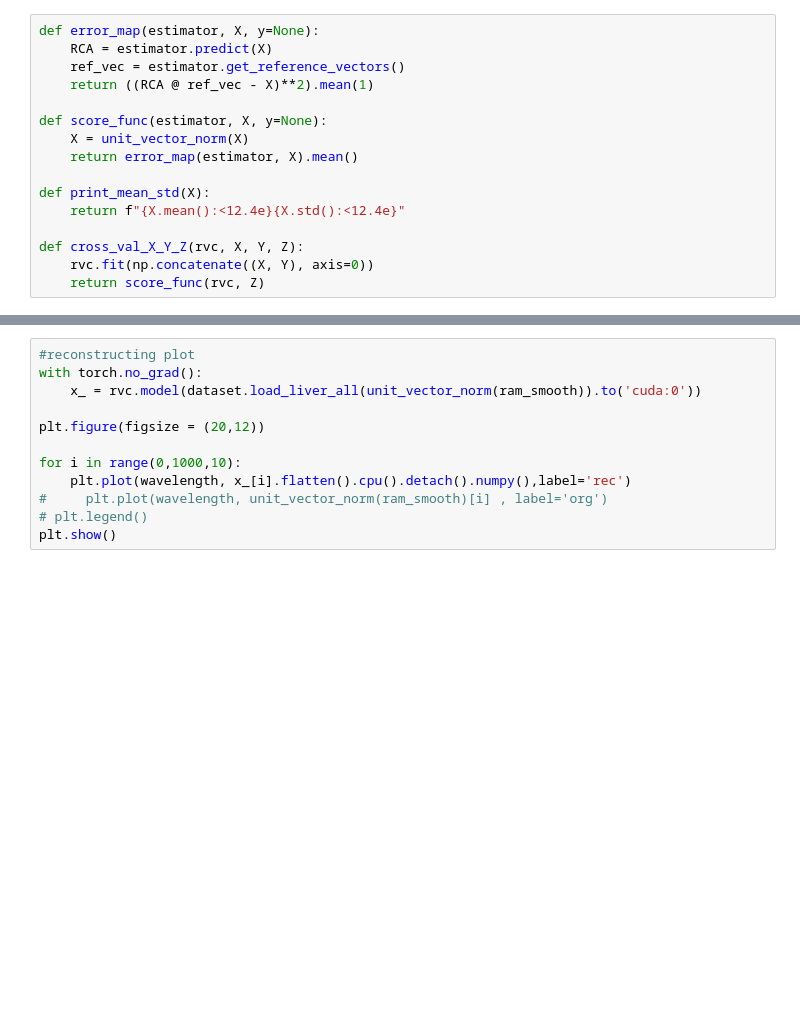
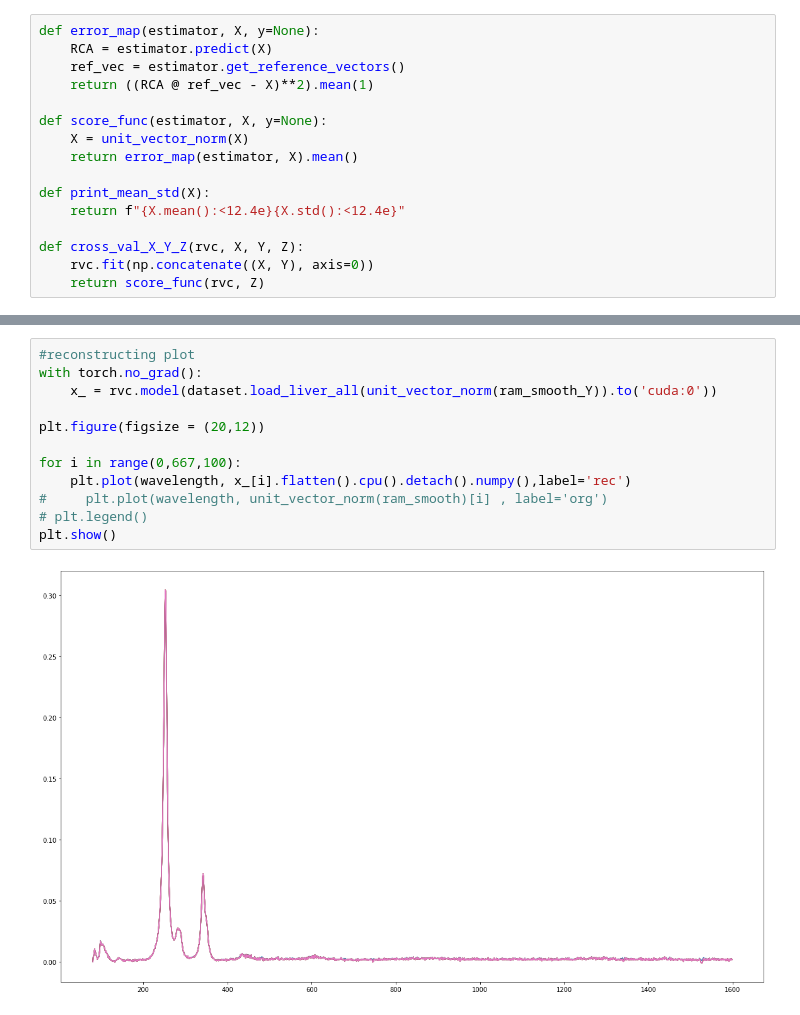
Before and after one commit to jjgsherwood/Bacholar_Thesis, a Jupyter notebook: autoencoder_preproced_data.ipynb, the cells around one changed output, grey strips where cells are left out. Drawn from its saved outputs; the diff is of its cells as text; blank space fills up the shorter version.

```diff
--- a/autoencoder_preproced_data.ipynb
+++ b/autoencoder_preproced_data.ipynb
@@ -311,12 +329,14 @@ plt.show()
 # %%
 #reconstructing plot
 with torch.no_grad():
-    x_ = rvc.model(dataset.load_liver_all(unit_vector_norm(ram_smooth)).to('cuda:0'))
+    x_ = rvc.model(dataset.load_liver_all(unit_vector_norm(ram_smooth_Y)).to('cuda:0'))
 
 plt.figure(figsize = (20,12))
 
-for i in range(0,1000,10):
+for i in range(0,667,100):
     plt.plot(wavelength, x_[i].flatten().cpu().detach().numpy(),label='rec')
 #     plt.plot(wavelength, unit_vector_norm(ram_smooth)[i] , label='org')
 # plt.legend()
 plt.show()
+# %% [output]
+[figure, added]
```
Also changed, not shown: parts of 8 cells of this notebook, 1 other file.
